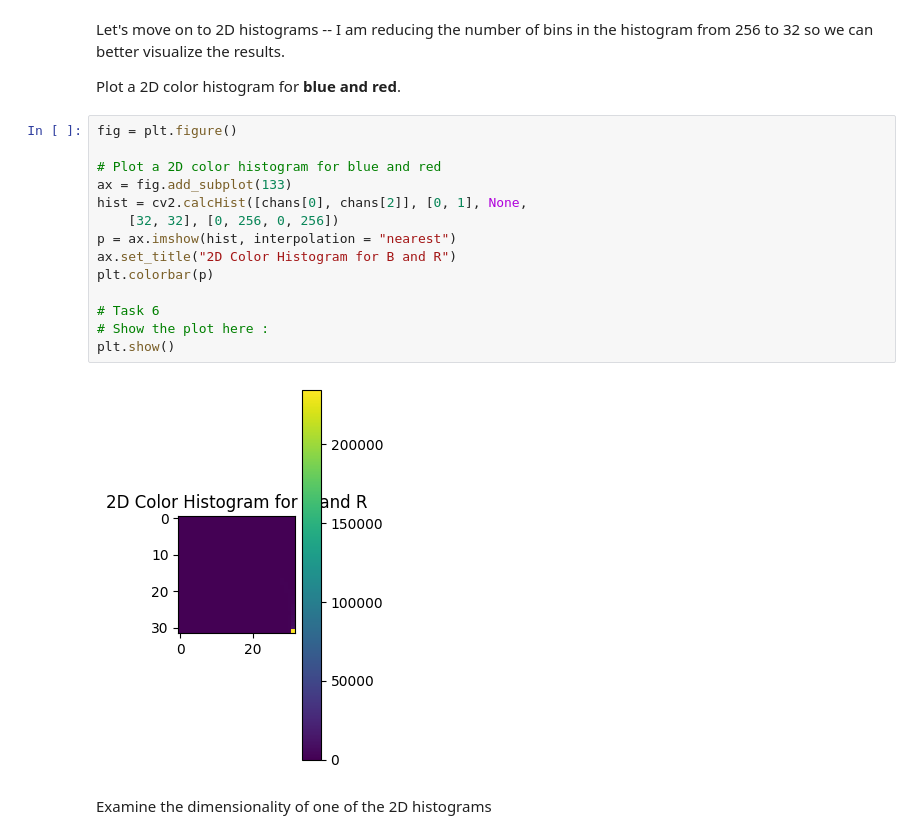
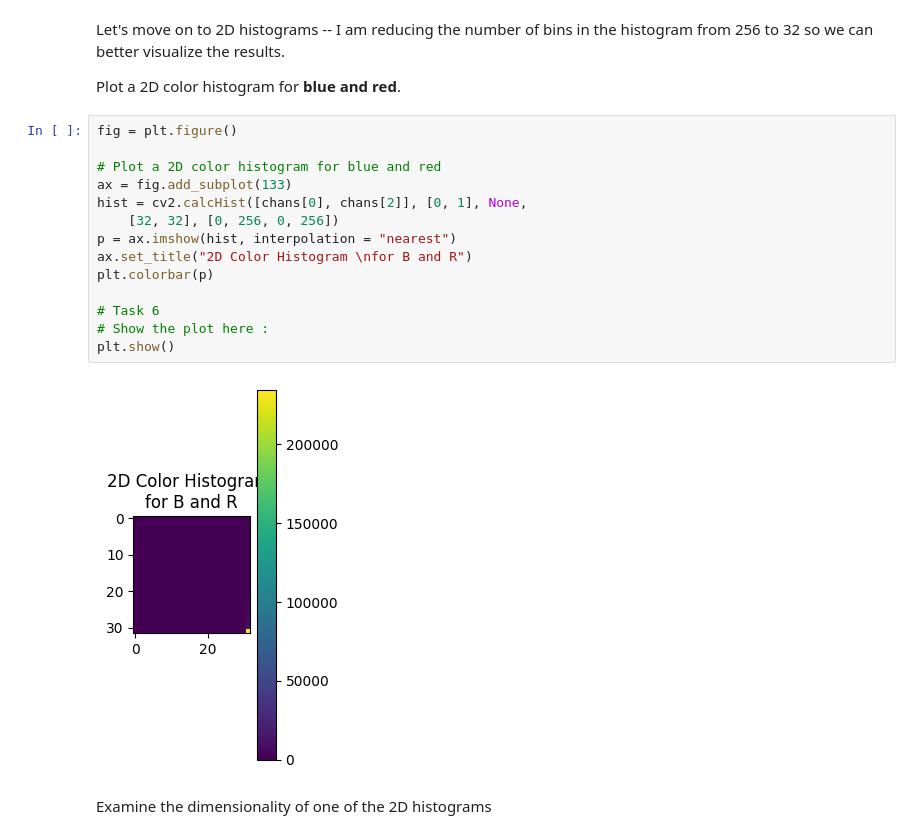
Before and after one commit to WanDz03/SMJE4313, a Jupyter notebook: Wan_color_histograms.ipynb, the cells around one changed output. Cells and saved outputs as stored; diff of their text form.

```diff
--- a/Wan_color_histograms.ipynb
+++ b/Wan_color_histograms.ipynb
@@ -120,19 +120,19 @@ Plot a 2D color histogram for **blue and red**.
 # %%
 fig = plt.figure()
 
 # Plot a 2D color histogram for blue and red
 ax = fig.add_subplot(133)
 hist = cv2.calcHist([chans[0], chans[2]], [0, 1], None,
 	[32, 32], [0, 256, 0, 256])
 p = ax.imshow(hist, interpolation = "nearest")
-ax.set_title("2D Color Histogram for B and R")
+ax.set_title("2D Color Histogram \nfor B and R")
 plt.colorbar(p)
 
 # Task 6
 # Show the plot here :
 plt.show()
 # %% [output]
-[figure, old version]
+[figure, new version]
 # %% [markdown]
 Examine the dimensionality of one of the 2D histograms
 # %%
```
Also changed, not shown: parts of 3 cells of this notebook.
